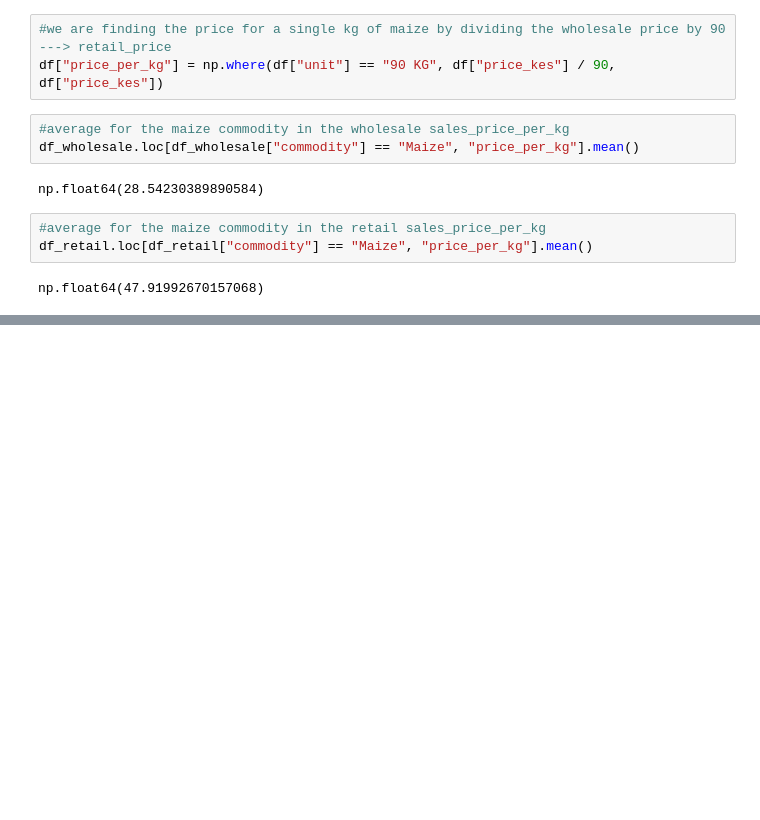
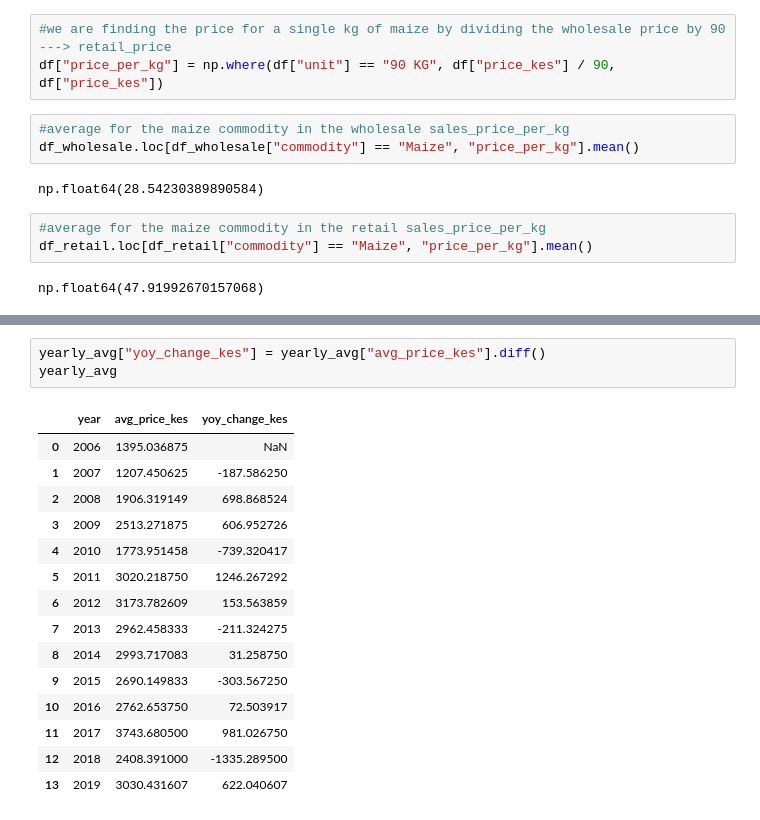
Before and after one commit to NantegeJosephine/Kenya-market-analysis, a Jupyter notebook: analysis.ipynb, the cells around one changed output, grey strips where cells are left out. Saved outputs shown, nothing was run; the diff lists cells and outputs as text; blank space fills up the shorter version.

```diff
--- a/analysis.ipynb
+++ b/analysis.ipynb
@@ -197,0 +246,19 @@ np.float64(47.91992670157068)
+# %%
+yearly_avg["yoy_change_kes"] = yearly_avg["avg_price_kes"].diff()
+yearly_avg
+# %% [output]
+|  | year | avg_price_kes | yoy_change_kes |
+| 0 | 2006 | 1395.036875 | NaN |
+| 1 | 2007 | 1207.450625 | -187.586250 |
+| 2 | 2008 | 1906.319149 | 698.868524 |
+| 3 | 2009 | 2513.271875 | 606.952726 |
+| 4 | 2010 | 1773.951458 | -739.320417 |
+| 5 | 2011 | 3020.218750 | 1246.267292 |
+| 6 | 2012 | 3173.782609 | 153.563859 |
+| 7 | 2013 | 2962.458333 | -211.324275 |
+| 8 | 2014 | 2993.717083 | 31.258750 |
+| 9 | 2015 | 2690.149833 | -303.567250 |
+| 10 | 2016 | 2762.653750 | 72.503917 |
+| 11 | 2017 | 3743.680500 | 981.026750 |
+| 12 | 2018 | 2408.391000 | -1335.289500 |
+| 13 | 2019 | 3030.431607 | 622.040607 |
```
Also changed, not shown: parts of 7 cells of this notebook, 2 other files.
